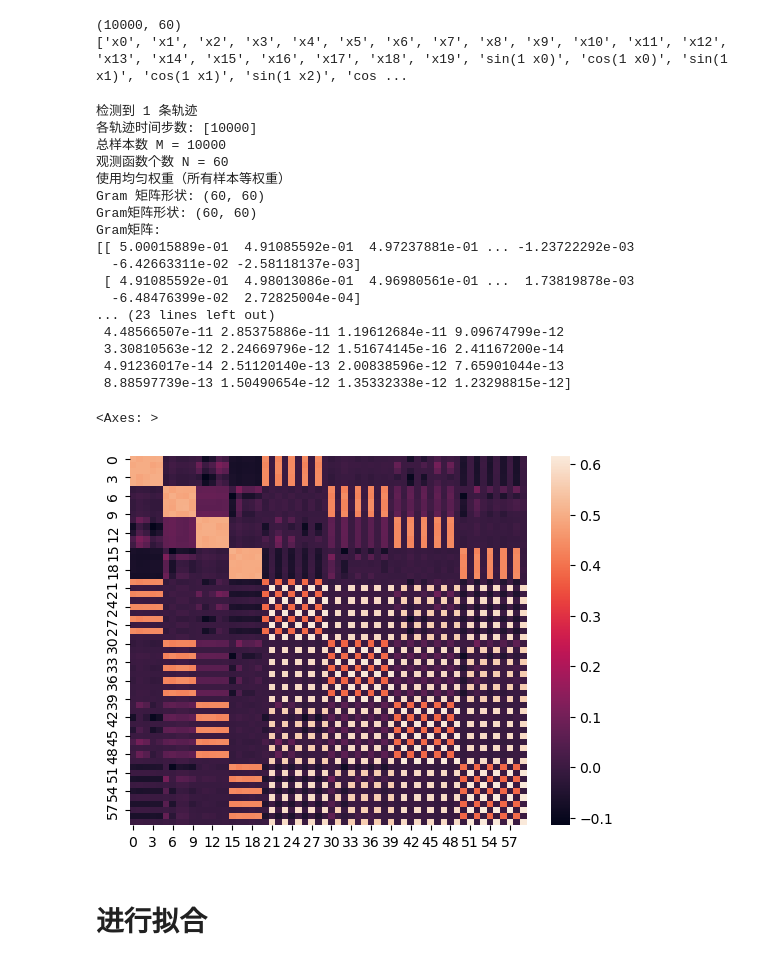
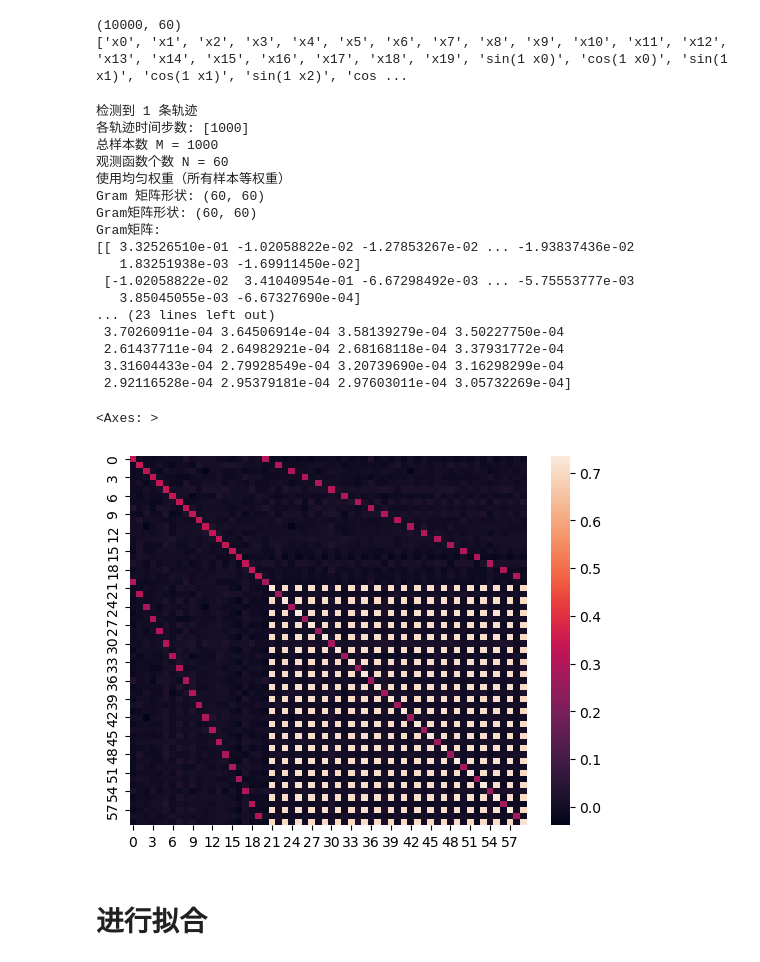
Before and after one commit to Matthew-ymz/koopCE, a Jupyter notebook: notebooks/kuramoto_2group_gram.ipynb, the cells around one changed output. Drawn from its saved outputs; the diff is of its cells as text; code cells hidden in the pictures.

```diff
--- a/notebooks/kuramoto_2group_gram.ipynb
+++ b/notebooks/kuramoto_2group_gram.ipynb
@@ -51,7 +51,7 @@ pipline操作流程：
 # %% [markdown]
 # 数据生成
 # %%
-N=10
+N=12
 n_clusters=2  # 团数
 K_intra=5
 K_inter=0.11
@@ -105,34 +105,37 @@ print(names)
 (10000, 60)
 ['x0', 'x1', 'x2', 'x3', 'x4', 'x5', 'x6', 'x7', 'x8', 'x9', 'x10', 'x11', 'x12', 'x13', 'x14', 'x15', 'x16', 'x17', 'x18', 'x19', 'sin(1 x0)', 'cos(1 x0)', 'sin(1 x1)', 'cos(1 x1)', 'sin(1 x2)', 'cos ...
 # %%
-G = compute_gram_matrix_for_sindy(library, [x_data])
+m = 1000  # 采样点个数
+n = 20     # 维数
+samples = np.random.uniform(-1, 1, (m, n))
+G = compute_gram_matrix_for_sindy(library, [samples])
 
 print(f"Gram矩阵形状: {G.shape}")
 print(f"Gram矩阵:\n{G}")
 print(f"\n矩阵是否对称: {np.allclose(G, G.T)}")
 print(f"矩阵条件数: {np.linalg.cond(G):.4f}")
 print(f"矩阵特征值: {np.linalg.eigvals(G)}")
 sns.heatmap(G)
 # %% [output]
 检测到 1 条轨迹
-各轨迹时间步数: [10000]
-总样本数 M = 10000
+各轨迹时间步数: [1000]
+总样本数 M = 1000
 观测函数个数 N = 60
 使用均匀权重（所有样本等权重）
 Gram 矩阵形状: (60, 60)
 Gram矩阵形状: (60, 60)
 Gram矩阵:
-[[ 5.00015889e-01  4.91085592e-01  4.97237881e-01 ... -1.23722292e-03
-  -6.42663311e-02 -2.58118137e-03]
- [ 4.91085592e-01  4.98013086e-01  4.96980561e-01 ...  1.73819878e-03
-  -6.48476399e-02  2.72825004e-04]
+[[ 3.32526510e-01 -1.02058822e-02 -1.27853267e-02 ... -1.93837436e-02
+   1.83251938e-03 -1.69911450e-02]
+ [-1.02058822e-02  3.41040954e-01 -6.67298492e-03 ... -5.75553777e-03
+   3.85045055e-03 -6.67327690e-04]
 ... (23 lines left out)
- 4.48566507e-11 2.85375886e-11 1.19612684e-11 9.09674799e-12
- 3.30810563e-12 2.24669796e-12 1.51674145e-16 2.41167200e-14
- 4.91236017e-14 2.51120140e-13 2.00838596e-12 7.65901044e-13
- 8.88597739e-13 1.50490654e-12 1.35332338e-12 1.23298815e-12]
+ 3.70260911e-04 3.64506914e-04 3.58139279e-04 3.50227750e-04
+ 2.61437711e-04 2.64982921e-04 2.68168118e-04 3.37931772e-04
+ 3.31604433e-04 2.79928549e-04 3.20739690e-04 3.16298299e-04
+ 2.92116528e-04 2.95379181e-04 2.97603011e-04 3.05732269e-04]
 <Axes: >
-[figure, old version]
+[figure, new version]
 # %% [markdown]
 # 进行拟合
 # %%
```
Also changed, not shown: parts of 16 cells of this notebook, 2 other files.
